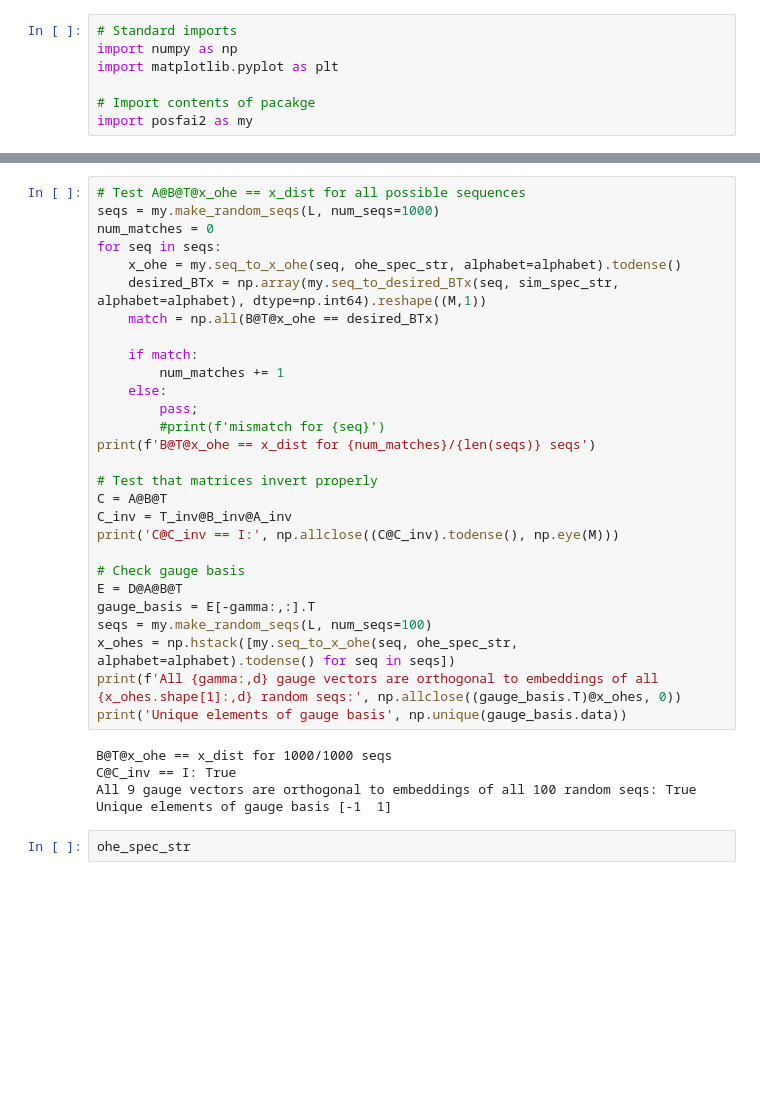
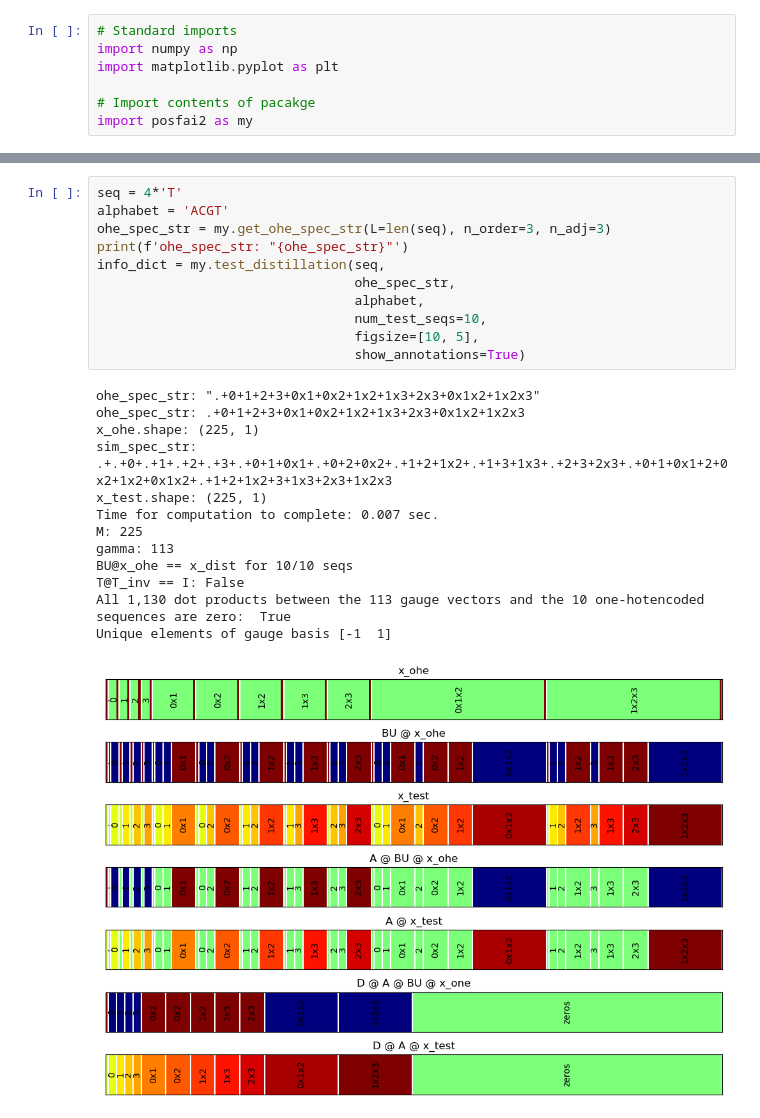
Before and after one commit to jbkinney/23_posfai, a Jupyter notebook: paper2/test.ipynb, the cells around one changed output, grey strips where cells are left out. Saved outputs shown, nothing was run; the diff lists cells and outputs as text; blank space fills up the shorter version.

```diff
--- a/paper2/test.ipynb
+++ b/paper2/test.ipynb
@@ -217,35 +8,25 @@ Unique elements of gauge basis [-1  1]
-# %%
-# Test A@B@T@x_ohe == x_dist for all possible sequences
-seqs = my.make_random_seqs(L, num_seqs=1000)
-num_matches = 0
-for seq in seqs:
-    x_ohe = my.seq_to_x_ohe(seq, ohe_spec_str, alphabet=alphabet).todense()
-    desired_BTx = np.array(my.seq_to_desired_BTx(seq, sim_spec_str, alphabet=alphabet), dtype=np.int64).reshape((M,1))
-    match = np.all(B@T@x_ohe == desired_BTx)
-
-    if match:
-        num_matches += 1
-    else:
-        pass;
-        #print(f'mismatch for {seq}')
-print(f'B@T@x_ohe == x_dist for {num_matches}/{len(seqs)} seqs')
-
-# Test that matrices invert properly
-C = A@B@T
-C_inv = T_inv@B_inv@A_inv
-print('C@C_inv == I:', np.allclose((C@C_inv).todense(), np.eye(M)))
-
-# Check gauge basis
-E = D@A@B@T
-gauge_basis = E[-gamma:,:].T
-seqs = my.make_random_seqs(L, num_seqs=100)
-x_ohes = np.hstack([my.seq_to_x_ohe(seq, ohe_spec_str, alphabet=alphabet).todense() for seq in seqs])
-print(f'All {gamma:,d} gauge vectors are orthogonal to embeddings of all {x_ohes.shape[1]:,d} random seqs:', np.allclose((gauge_basis.T)@x_ohes, 0))
-print('Unique elements of gauge basis', np.unique(gauge_basis.data))
-# %% [output]
-B@T@x_ohe == x_dist for 1000/1000 seqs
-C@C_inv == I: True
-All 9 gauge vectors are orthogonal to embeddings of all 100 random seqs: True
-Unique elements of gauge basis [-1  1]
-# %%
-ohe_spec_str
+# %%
+seq = 4*'T'
+alphabet = 'ACGT'
+ohe_spec_str = my.get_ohe_spec_str(L=len(seq), n_order=3, n_adj=3)
+print(f'ohe_spec_str: "{ohe_spec_str}"')
+info_dict = my.test_distillation(seq,
+                                 ohe_spec_str,
+                                 alphabet,
+                                 num_test_seqs=10,
+                                 figsize=[10, 5],
+                                 show_annotations=True)
+# %% [output]
+ohe_spec_str: ".+0+1+2+3+0x1+0x2+1x2+1x3+2x3+0x1x2+1x2x3"
+ohe_spec_str: .+0+1+2+3+0x1+0x2+1x2+1x3+2x3+0x1x2+1x2x3
+x_ohe.shape: (225, 1)
+sim_spec_str: .+.+0+.+1+.+2+.+3+.+0+1+0x1+.+0+2+0x2+.+1+2+1x2+.+1+3+1x3+.+2+3+2x3+.+0+1+0x1+2+0x2+1x2+0x1x2+.+1+2+1x2+3+1x3+2x3+1x2x3
+x_test.shape: (225, 1)
+Time for computation to complete: 0.007 sec.
+M: 225
+gamma: 113
+BU@x_ohe == x_dist for 10/10 seqs
+T@T_inv == I: False
+All 1,130 dot products between the 113 gauge vectors and the 10 one-hotencoded sequences are zero:  True
+Unique elements of gauge basis [-1  1]
+[figure, added]
```
Also changed, not shown: parts of 3 cells of this notebook, 4 other files.
